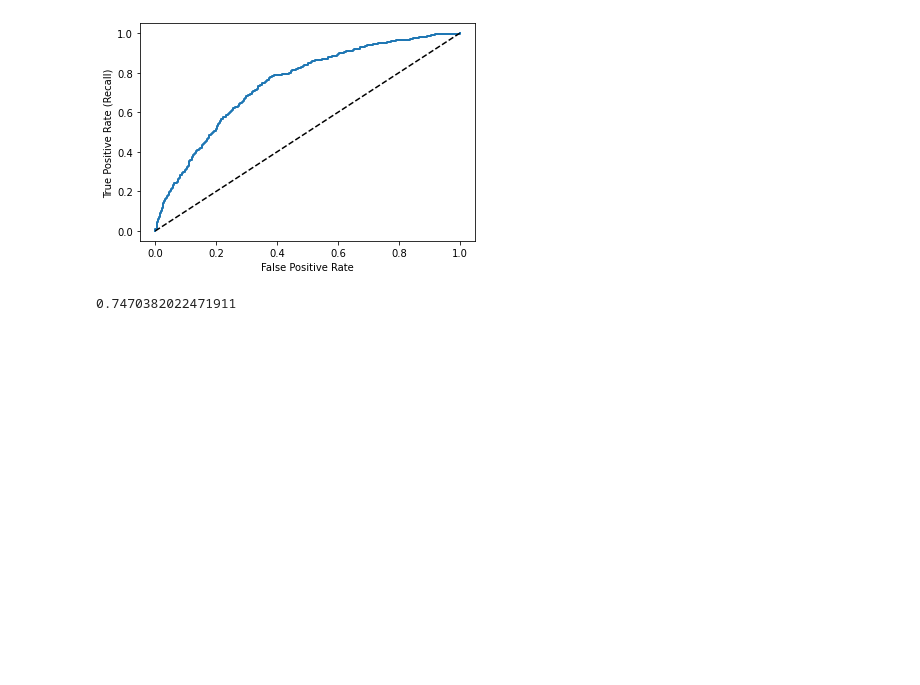
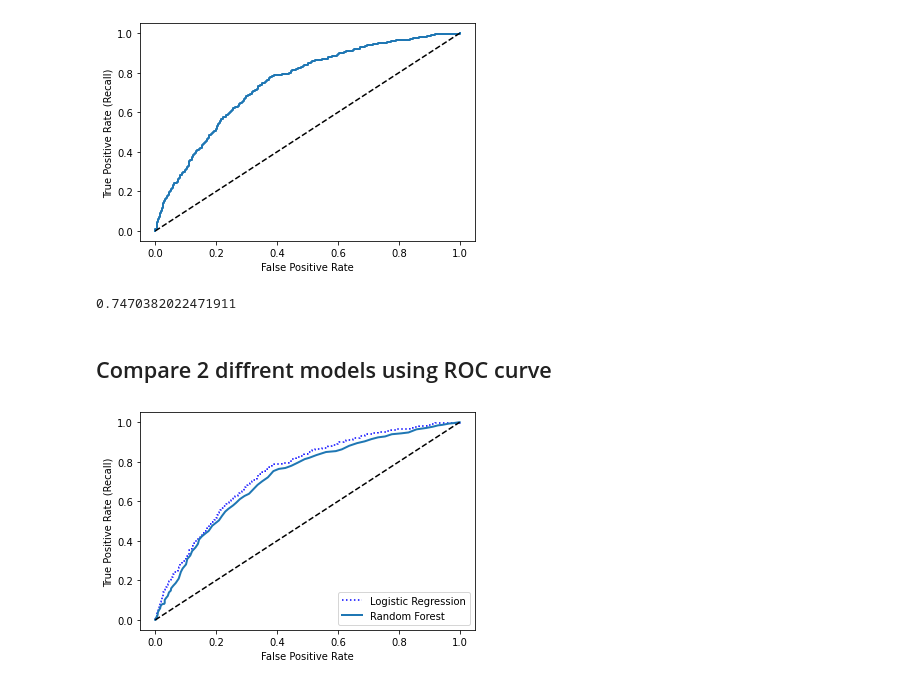
Before and after one commit to itsrandeep/Heart-Disease-Prediction, a Jupyter notebook: model_training.ipynb, the cells around one changed output. Drawn from its saved outputs; the diff is of its cells as text; code cells hidden in the pictures; blank space fills up the shorter version.

Commit message:
comparing 2 models using roc_curve

```diff
--- a/model_training.ipynb
+++ b/model_training.ipynb
@@ -230,3 +230,18 @@ from sklearn.metrics import roc_auc_score
 roc_auc_score(train_y, y_scores)
 # %% [output]
 0.7470382022471911
+# %% [markdown]
+## Compare 2 diffrent models using ROC curve
+# %%
+y_probas_forest = cross_val_predict(forest_classifier, train_x_prepared, train_y, cv=3, method="predict_proba")
+# to plot a ROC curve, you need scores, not probabilities. A simple solution is to use the positive class’s probability as the score:
+y_scores_forest = y_probas_forest[:, 1] # score = proba of positive class
+
+fpr_forest, tpr_forest, thresholds_forest = roc_curve(train_y,y_scores_forest)
+
+plt.plot(fpr, tpr, "b:", label="Logistic Regression")
+plot_roc_curve(fpr_forest, tpr_forest, "Random Forest")
+plt.legend(loc="lower right")
+plt.show()
+# %% [output]
+[figure, added]
```
